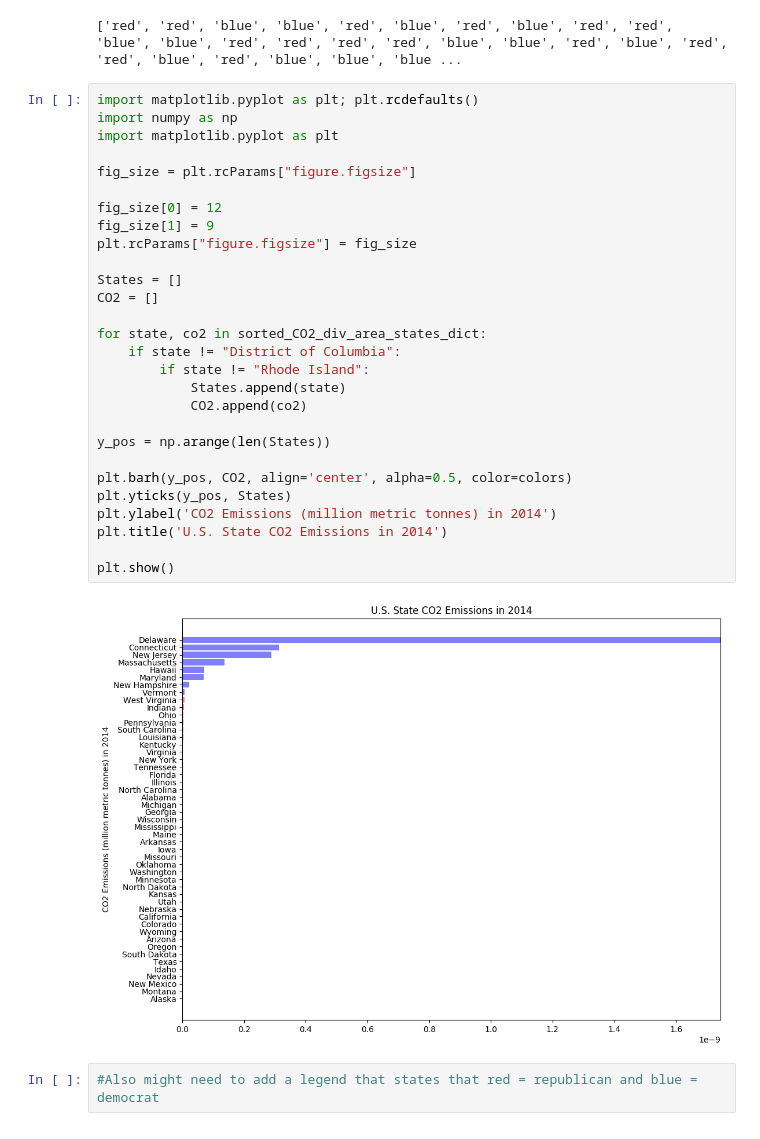
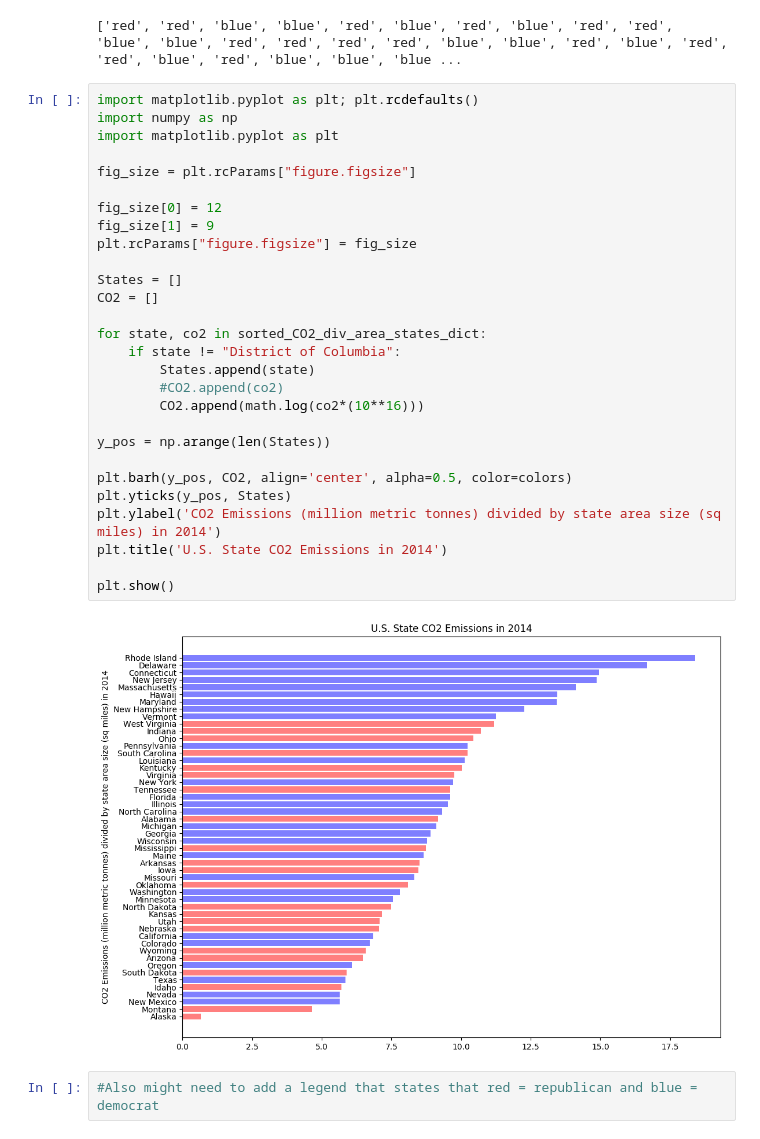
Before and after one commit to pjsimmon/COGS108_Repo, a Jupyter notebook: Simmons_Data_Wrangling.ipynb, the cells around one changed output. Cells and saved outputs as stored; diff of their text form.

```diff
--- a/Simmons_Data_Wrangling.ipynb
+++ b/Simmons_Data_Wrangling.ipynb
@@ -448,32 +450,32 @@ print(colors)
 # %%
 import matplotlib.pyplot as plt; plt.rcdefaults()
 import numpy as np
 import matplotlib.pyplot as plt
 
 fig_size = plt.rcParams["figure.figsize"]
 
 fig_size[0] = 12
 fig_size[1] = 9
 plt.rcParams["figure.figsize"] = fig_size
 
 States = []
 CO2 = []
 
 for state, co2 in sorted_CO2_div_area_states_dict:
     if state != "District of Columbia":
-        if state != "Rhode Island":
-            States.append(state)
-            CO2.append(co2)
+        States.append(state)
+        #CO2.append(co2)
+        CO2.append(math.log(co2*(10**16)))
 
 y_pos = np.arange(len(States))
 
 plt.barh(y_pos, CO2, align='center', alpha=0.5, color=colors)
 plt.yticks(y_pos, States)
-plt.ylabel('CO2 Emissions (million metric tonnes) in 2014')
+plt.ylabel('CO2 Emissions (million metric tonnes) divided by state area size (sq miles) in 2014')
 plt.title('U.S. State CO2 Emissions in 2014')
 
 plt.show()
 # %% [output]
-[figure, old version]
+[figure, new version]
 # %%
 #Also might need to add a legend that states that red = republican and blue = democrat
```
Also changed, not shown: parts of 4 cells of this notebook.
